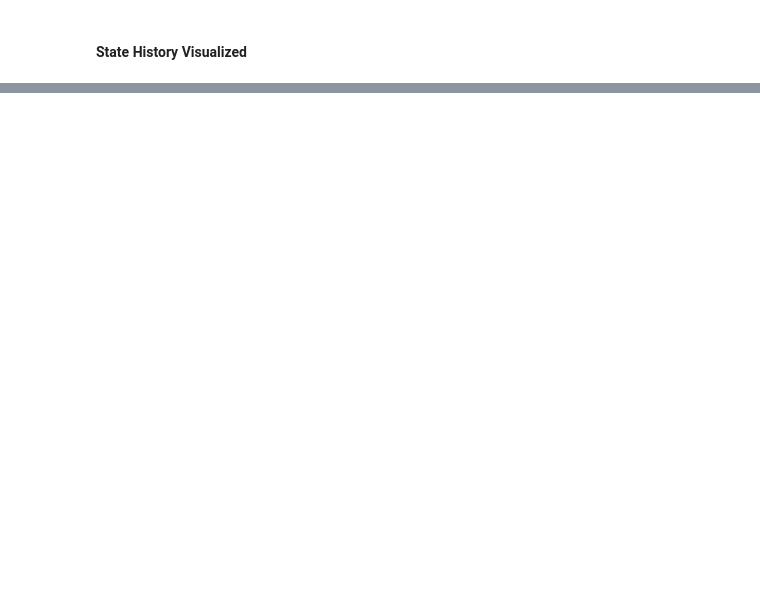
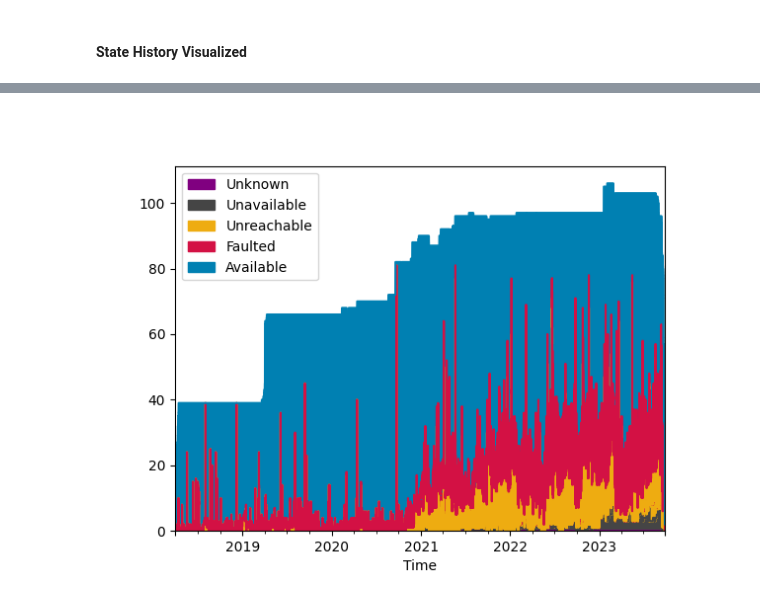
Before and after one commit to b-dagostino/charger-reliability, a Jupyter notebook: notebooks/bdag.ipynb, the cells around one changed output, grey strips where cells are left out. Drawn from its saved outputs; the diff is of its cells as text; code cells hidden in the pictures; blank space fills up the shorter version.

```diff
--- a/notebooks/bdag.ipynb
+++ b/notebooks/bdag.ipynb
@@ -414,0 +504,34 @@ with pd.option_context('display.max_rows', 1000):
+# %%
+# state_to_plot_map = {
+#     'Available': {
+#         # 'color': '#54CD48',
+#         'color': '#0080B2',
+#         'label': 'Available'
+#     },
+#     'Faulted': {
+#         'color': '#D31144',
+#         'label': 'Faulted'
+#     },
+#     'Unreachable': {
+#         'color': '#EEAC11',
+#         'label': 'Unreachable'
+#     },
+#     'Unavailable': {
+#         'color': '#454545',
+#         'label': 'Unavailable'
+#     },
+#     'Unknown': {
+#         'color': 'black',
+#         'label': 'Unknown'
+#     }
+# }
+
+ax = resampled_state_counts.plot.area(y=['Unknown', 'Unavailable', 'Unreachable', 'Faulted', 'Available'], style={
+    'Unknown': 'purple',
+    'Unavailable': '#454545',
+    'Unreachable': '#EEAC11',
+    'Faulted': '#D31144',
+    'Available': '#0080B2'
+})
+# %% [output]
+[figure, added]
```
Also changed, not shown: parts of 19 cells of this notebook, 1 other file.
